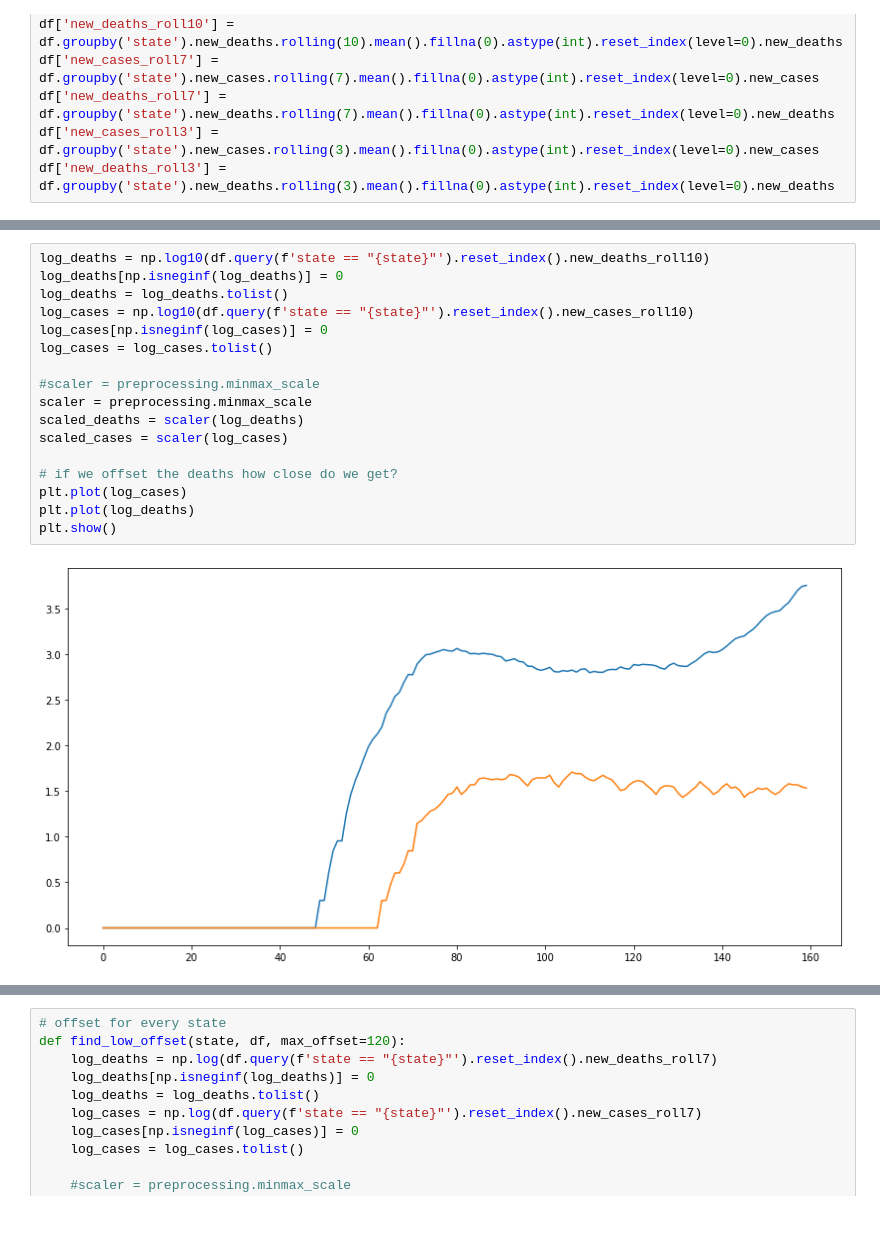
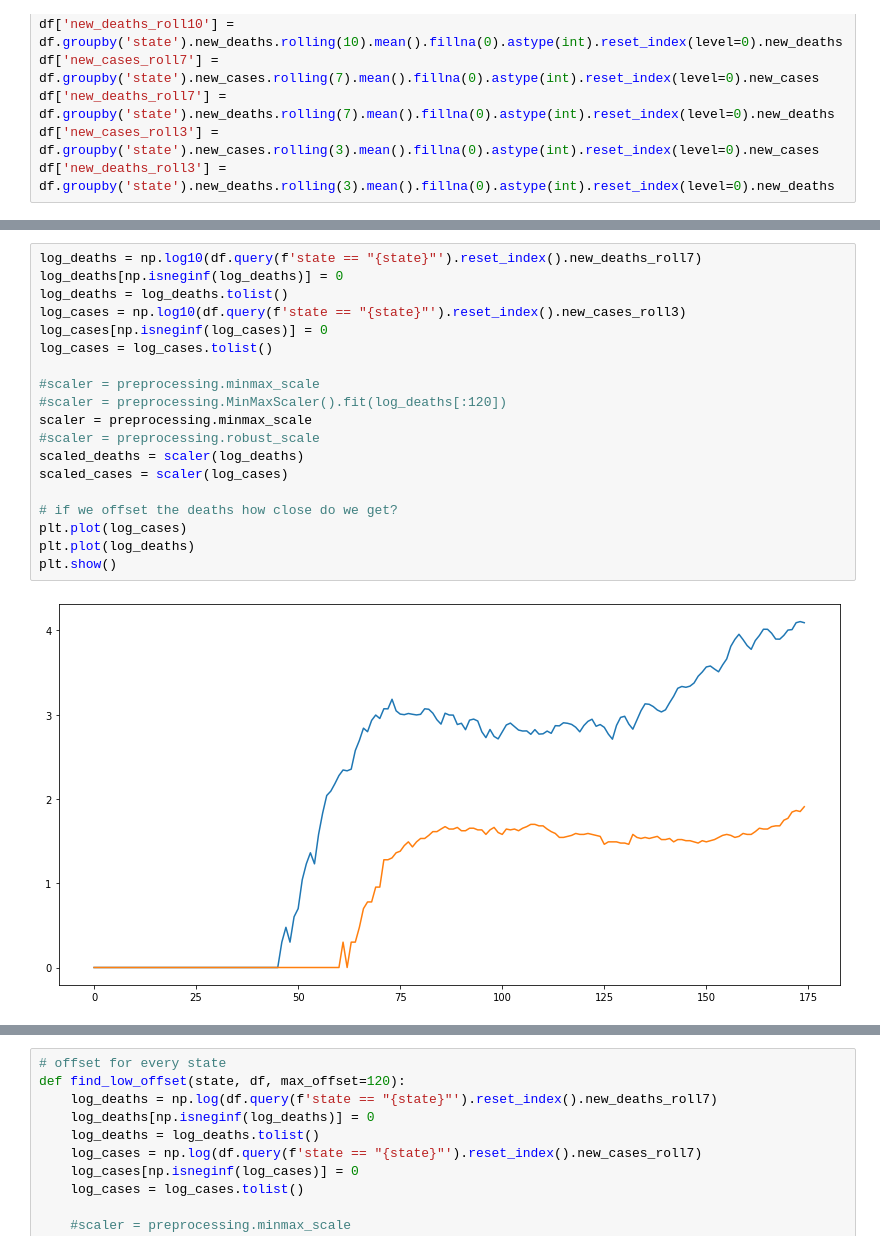
Before and after one commit to mrichard91/ihme_model_notebook, a Jupyter notebook: JH time series analysis.ipynb, the cells around one changed output, grey strips where cells are left out. Cells and saved outputs as stored; diff of their text form; blank space fills up the shorter version.

```diff
--- a/JH time series analysis.ipynb
+++ b/JH time series analysis.ipynb
@@ -70,22 +70,24 @@ df.query(f'state == "{state}"').\
 # %%
-log_deaths = np.log10(df.query(f'state == "{state}"').reset_index().new_deaths_roll10)
+log_deaths = np.log10(df.query(f'state == "{state}"').reset_index().new_deaths_roll7)
 log_deaths[np.isneginf(log_deaths)] = 0
 log_deaths = log_deaths.tolist()
-log_cases = np.log10(df.query(f'state == "{state}"').reset_index().new_cases_roll10)
+log_cases = np.log10(df.query(f'state == "{state}"').reset_index().new_cases_roll3)
 log_cases[np.isneginf(log_cases)] = 0
 log_cases = log_cases.tolist()
 
 #scaler = preprocessing.minmax_scale
+#scaler = preprocessing.MinMaxScaler().fit(log_deaths[:120])
 scaler = preprocessing.minmax_scale
+#scaler = preprocessing.robust_scale
 scaled_deaths = scaler(log_deaths)
 scaled_cases = scaler(log_cases)
 
 # if we offset the deaths how close do we get?
 plt.plot(log_cases)
 plt.plot(log_deaths)
 plt.show()
 # %% [output]
-[figure, old version]
+[figure, new version]
 # %%
 def offset_sqr_error(offset, cases, deaths, max_offset=100):
     sqr_error = ((cases[:max_offset] - deaths[offset:max_offset+offset]) ** 2).mean()
```
Also changed, not shown: parts of 5 cells of this notebook, 3 other files.
